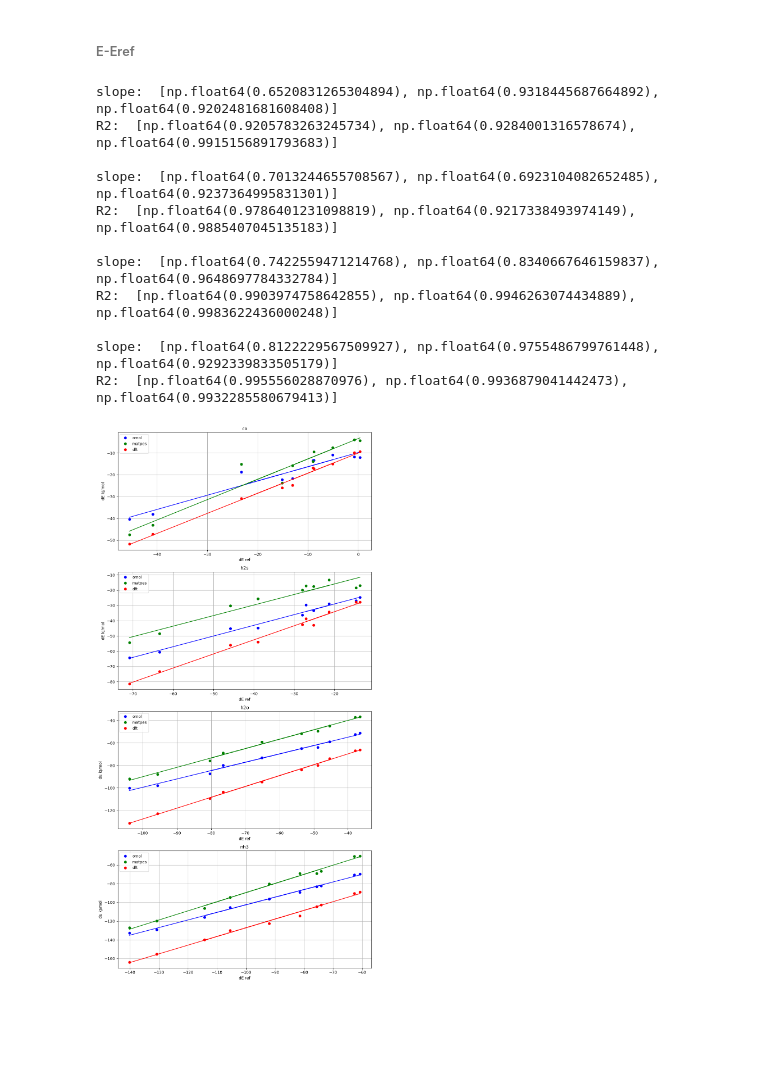
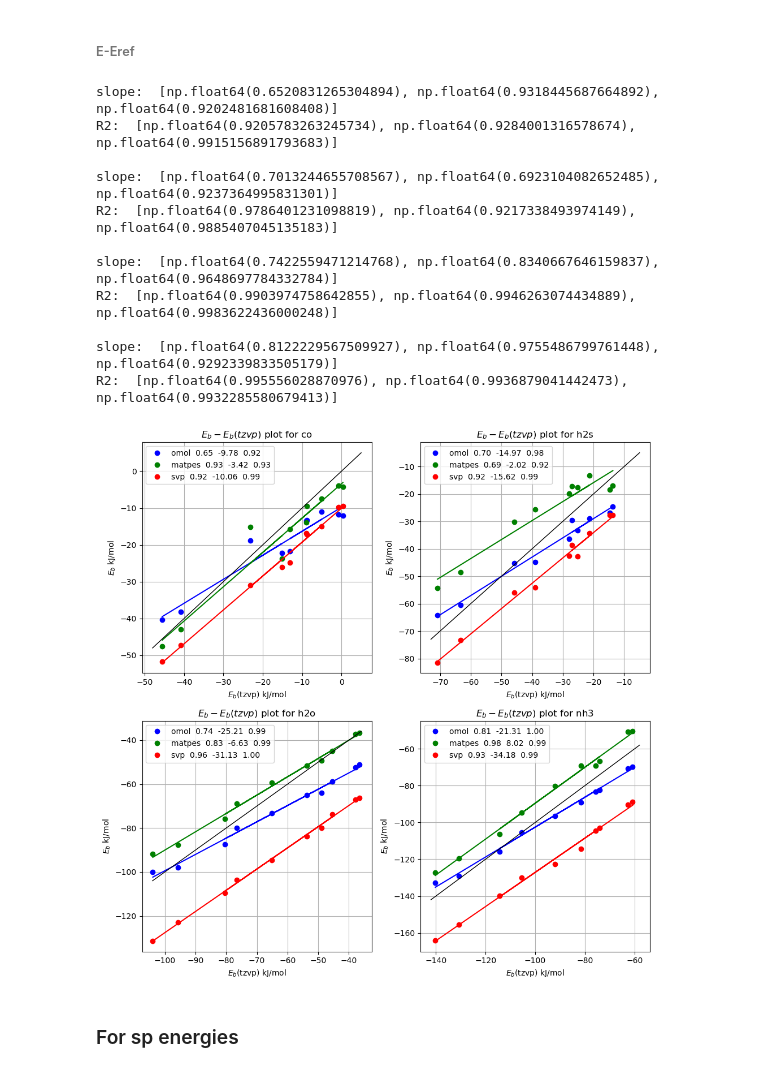
Before and after one commit to lznxbz/thesis_notebooks, a Jupyter notebook: 260423_tio2_binding_continue.ipynb, the cells around one changed output. Saved outputs shown, nothing was run; the diff lists cells and outputs as text; code cells hidden in the pictures; blank space fills up the shorter version.

```diff
--- a/260423_tio2_binding_continue.ipynb
+++ b/260423_tio2_binding_continue.ipynb
@@ -176,12 +303,13 @@ x = r_dict["c vsmax"]
 
 # Convert to df
 df_l = []
-col_l = ["Vsmax", "ref", "omol", "matpes", "dft"]
+col_l = ["Vsmax", "tzvp", "omol", "matpes", "svp"]
 for i, ads_ in enumerate(ads_l):
     body = np.insert(f_dE[:,i,:], 0, x, axis=0)
     df_i = pd.DataFrame(body.T, columns=col_l)
     print(ads_)
     print(df_i)
+    df_i.to_csv(general_save / f"df_{ads_}_inh.csv")
     df_l.append(df_i)
 # %% [output]
 (4, 4, 10)
@@ -206,25 +339,29 @@ co
 # %%
-
+fig1 = plt.figure(1, figsize = (10,10))
+gs = fig1.add_gridspec(2,2)
 
 for i, df_ in enumerate(df_l):
-    grid_name = fig1.add_subplot(gs[i, 0])
-    grid_name.set_title(ads_l[i])
+    ix, iy = get_gs_position(i)
+
+    grid_name = fig1.add_subplot(gs[iy, ix])
+    grid_name.set_title(r"$E_{b} - V_{s,max}$ plot for " + f"{ads_l[i]}")
 
     slope_l, se_l = [], []
-    for j, col_ in enumerate(["ref", "omol", "matpes", "dft"]):
-        grid_name, slope, se = plot_with_regression(grid_name, j, df_["Vsmax"], df_[col_], col_)
+    for j, col_ in enumerate(["tzvp", "omol", "matpes", "svp"]):
+        grid_name, slope, se = plot_with_regression(grid_name, j, df_["Vsmax"], df_[col_], col_, reginleg = True)
         slope_l.append(slope)
         se_l.append(se)
 
     grid_name.legend()
-    grid_name.set_xlabel("Vsmax")
-    grid_name.set_ylabel("dE kJ/mol")
+    grid_name.set_xlabel("Vsmax kcal/mol")
+    grid_name.set_ylabel(r"$E_b$ kJ/mol")
     grid_name.grid(True)
 
     print("slope: ", slope_l)
     print("R2: ", se_l, "\n")
 
 fig1.tight_layout()
+fig1.savefig(general_save / "Eb_Vs_inh.pdf")
 plt.show()
 # %% [output]
 slope:  [np.float64(-0.45113043147417825), np.float64(-0.2927475995301117), np.float64(-0.4318652499430177), np.float64(-0.41260333641062724)]
@@ -247,39 +384,49 @@ two different configurations in matpes: co_06, h2s_14
 # %% [markdown]
 ###### E-Eref
 # %%
-fig2 = plt.figure(1, figsize = (10,20))
-gs = fig2.add_gridspec(4,1)
+fig2 = plt.figure(1, figsize = (10,10))
+gs = fig2.add_gridspec(2,2)
 
 for i, df_ in enumerate(df_l):
-    grid_name = fig2.add_subplot(gs[i, 0])
-    grid_name.set_title(ads_l[i])
+    ix, iy = get_gs_position(i)
+
+    grid_name = fig2.add_subplot(gs[iy, ix])
+    grid_name.set_title(r"$E_{b} - E_{b}(tzvp)$ plot for " + f"{ads_l[i]}")
+
+    xyrange = [(5., -48.), (-5., -73.), (-36., -104.), (-58., -142)]
 
     slope_l, se_l = [], []
-    for j, col_ in enumerate(["omol", "matpes", "dft"]):
-        grid_name, slope, se = plot_with_regression(grid_name, j, df_["ref"], df_[col_], col_)
+    for j, col_ in enumerate(["omol", "matpes", "svp"]):
+        grid_name, slope, se = plot_with_regression(grid_name, j, df_["tzvp"], df_[col_], col_, reginleg = True)
         slope_l.append(slope)
         se_l.append(se)
 
+    xymin, xymax = xyrange[i]
+    grid_name.plot([xymin, xymax], [xymin, xymax], linewidth=1, color="k")
+
     grid_name.legend()
-    grid_name.set_xlabel("dE ref")
-    grid_name.set_ylabel("dE kJ/mol")
+    grid_name.set_xlabel(r"$E_b$(tzvp) kJ/mol")
+    grid_name.set_ylabel(r"$E_b$ kJ/mol")
     grid_name.grid(True)
 
     print("slope: ", slope_l)
     print("R2: ", se_l, "\n")
 
 fig2.tight_layout()
+fig2.savefig(general_save / "Eb_Eb_inh.pdf")
 plt.show()
 # %% [output]
 slope:  [np.float64(0.6520831265304894), np.float64(0.9318445687664892), np.float64(0.9202481681608408)]
 R2:  [np.float64(0.9205783263245734), np.float64(0.9284001316578674), np.float64(0.9915156891793683)]
 
 slope:  [np.float64(0.7013244655708567), np.float64(0.6923104082652485), np.float64(0.9237364995831301)]
 R2:  [np.float64(0.9786401231098819), np.float64(0.9217338493974149), np.float64(0.9885407045135183)]
 
 slope:  [np.float64(0.7422559471214768), np.float64(0.8340667646159837), np.float64(0.9648697784332784)]
 R2:  [np.float64(0.9903974758642855), np.float64(0.9946263074434889), np.float64(0.9983622436000248)]
 
 slope:  [np.float64(0.8122229567509927), np.float64(0.9755486799761448), np.float64(0.9292339833505179)]
 R2:  [np.float64(0.995556028870976), np.float64(0.9936879041442473), np.float64(0.9932285580679413)]
-[figure, old version]
+[figure, new version]
+# %% [markdown]
+### For sp energies
```
Also changed, not shown: parts of 20 cells of this notebook, 2 other files.
